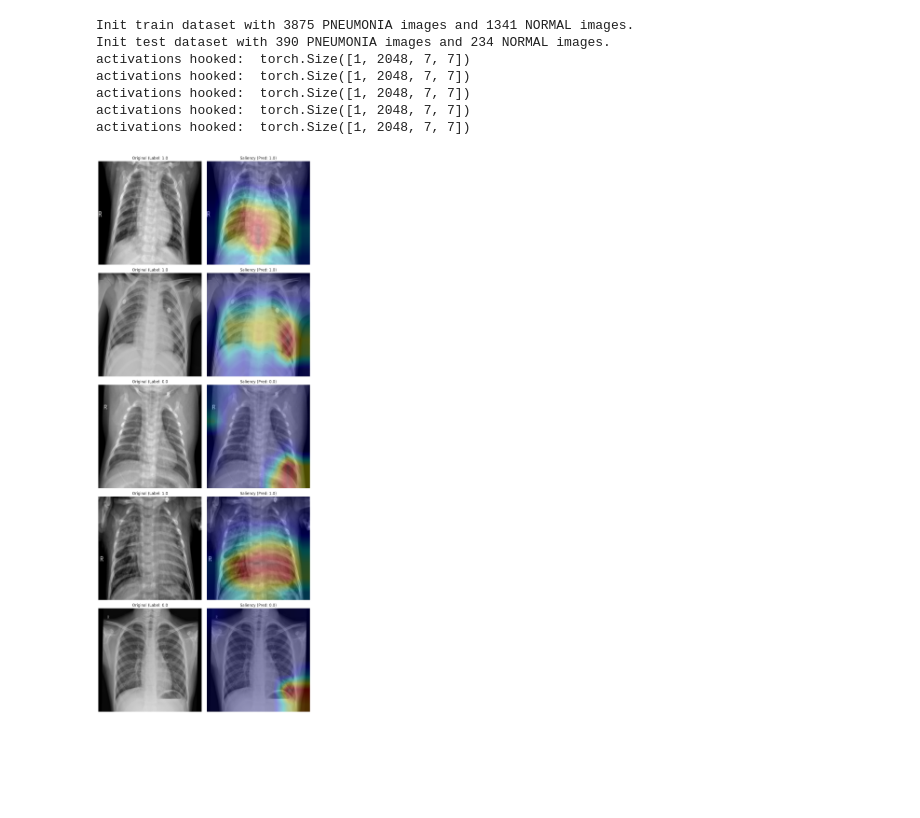
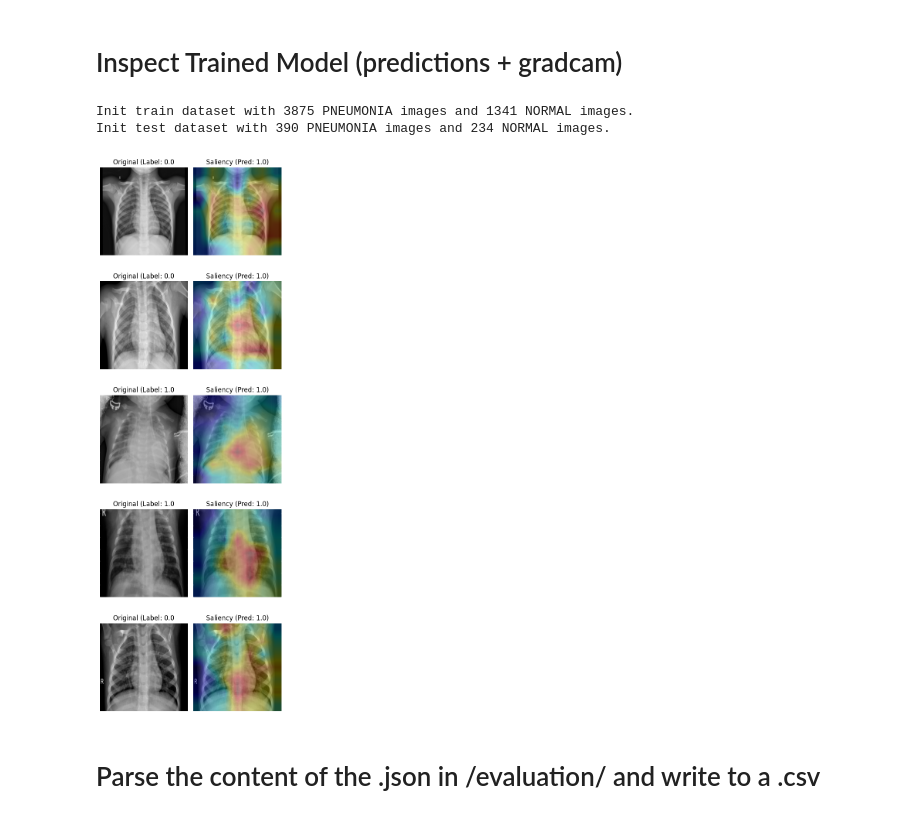
Before and after one commit to davide-beltrame/medimg-saliency-benchmark, a Jupyter notebook: medimg-saliency-benchmark/main.ipynb, the cells around one changed output. Drawn from its saved outputs; the diff is of its cells as text; code cells hidden in the pictures; blank space fills up the shorter version.

```diff
--- a/medimg-saliency-benchmark/main.ipynb
+++ b/medimg-saliency-benchmark/main.ipynb
@@ -1,3 +1,5 @@
+# %% [markdown]
+# Inspect Trained Model (predictions + gradcam)
 # %%
 import datamodule
 import models
@@ -14,7 +16,7 @@ reload(datamodule)
 reload(models)
 reload(saliency)
 
-PATH_TO_CKPT = "/home/brimax/repos/medimg-saliency-benchmark/medimg-saliency-benchmark/checkpoints/_0.05.ckpt"
+PATH_TO_CKPT = "/home/brimax/repos/medimg-saliency-benchmark/medimg-saliency-benchmark/checkpoints/rn_True_False_0.54.ckpt"
 ALPHA = 0.3
 N = 5  # Number of images to sample
 device = "cuda" if torch.cuda.is_available() else "cpu"
@@ -41,7 +43,7 @@ dl = dm.test_dataloader()
 
 # Sample N random indices
 indices = np.random.choice(len(dm.test_ds), N, replace=False)
-# indices = np.arange(390, 390+N)
+# indices = np.arange(390, 309+N)
 # Fetch the corresponding batch of images
 images = []
 labels = []
@@ -58,40 +60,37 @@ model = models.BaseCNN.load_from_checkpoint(PATH_TO_CKPT).to(device)
 model.eval()
 pred = model.predict(X)
 
 gcam = saliency.CAM(model.model)
 cams = []
 
 for i in range(N):
     single_cam = gcam(X[[i]])  # Add batch dimension with X[[i]]
     cams.append(single_cam)
 # Plotting
-fig, axes = plt.subplots(N, 2, figsize=(10, 5*N))  # Adjust figure size as needed
+fig, axes = plt.subplots(N, 2, figsize=(5, 3*N))  # Adjust figure size as needed
 
 for i in range(N):
     # Original Image
     img = X[i].permute(1, 2, 0).cpu().numpy()
     img = (img * 255).astype(np.uint8)
     axes[i, 0].imshow(img)
     axes[i, 0].axis('off')
     axes[i, 0].set_title(f"Original (Label: {y[i].item()}")
 
     # GradCAM Overlay
     overlay = overlay_gradcam_on_image(X[i:i+1], cams[i], alpha=ALPHA)
     axes[i, 1].imshow(overlay)
     axes[i, 1].axis('off')
     axes[i, 1].set_title(f"Saliency (Pred: {pred[i].item()})")
 
 plt.tight_layout()
 plt.show()
 # %% [output]
 Init train dataset with 3875 PNEUMONIA images and 1341 NORMAL images.
 Init test dataset with 390 PNEUMONIA images and 234 NORMAL images.
-activations hooked:  torch.Size([1, 2048, 7, 7])
-activations hooked:  torch.Size([1, 2048, 7, 7])
-activations hooked:  torch.Size([1, 2048, 7, 7])
-activations hooked:  torch.Size([1, 2048, 7, 7])
-activations hooked:  torch.Size([1, 2048, 7, 7])
-[figure, old version]
+[figure, new version]
+# %% [markdown]
+# Parse the content of the .json in /evaluation/ and write to a .csv
 # %%
 # Parse the results to write in a nice latex table
 import json
```
Also changed, not shown: parts of 4 cells of this notebook, 24 other files.
